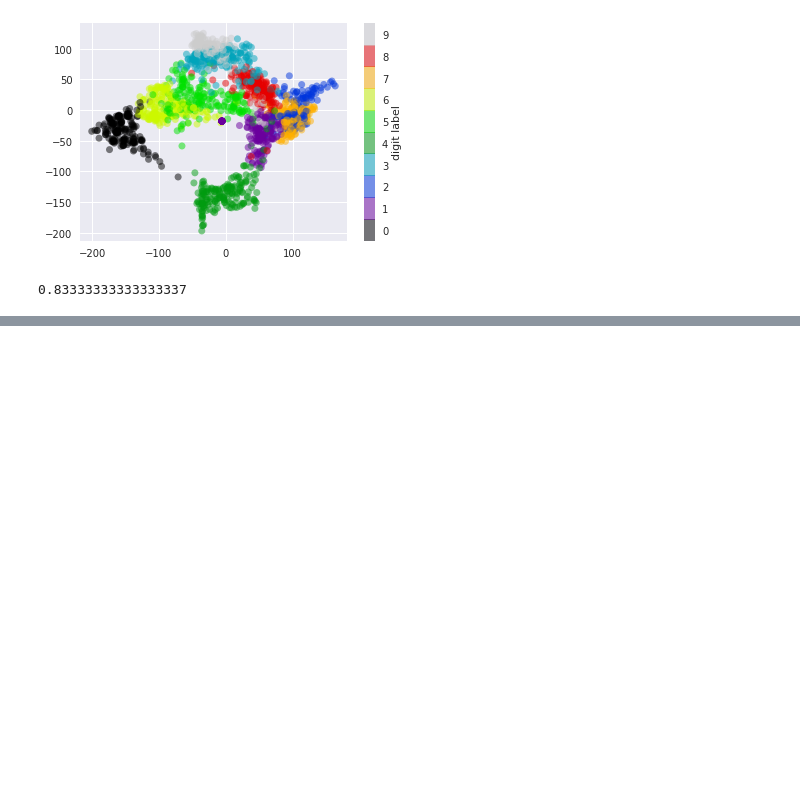
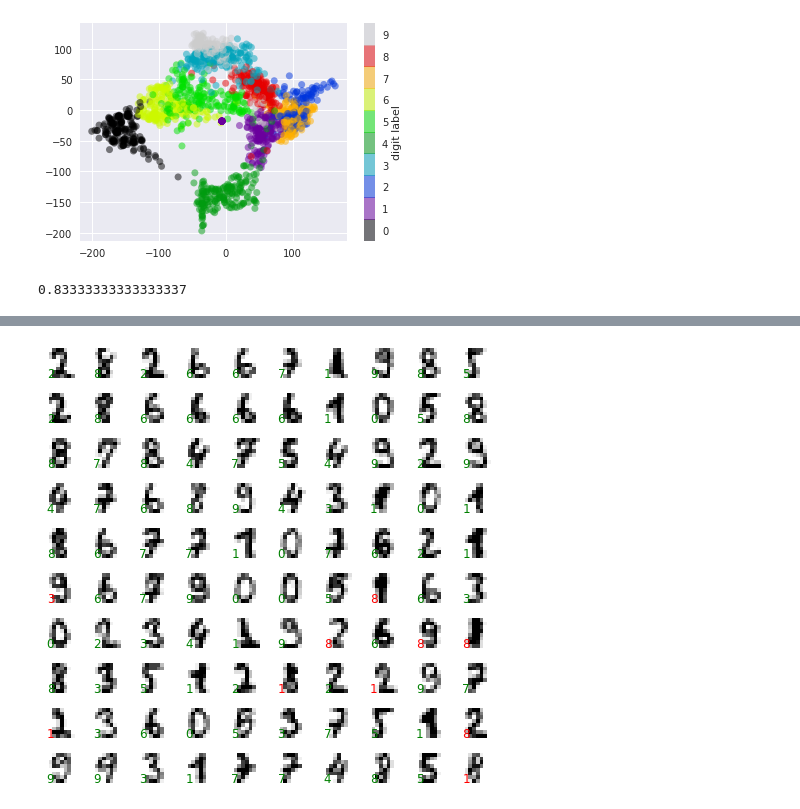
Before and after one commit to paulmorio/grusData, a Jupyter notebook: basics/scikit_basics.ipynb, the cells around one changed output, grey strips where cells are left out. Drawn from its saved outputs; the diff is of its cells as text; code cells hidden in the pictures; blank space fills up the shorter version.

```diff
--- a/basics/scikit_basics.ipynb
+++ b/basics/scikit_basics.ipynb
@@ -209,0 +210,14 @@ plt.ylabel('true value');
+# %%
+fig, axes = plt.subplots(10, 10, figsize=(8, 8),
+                         subplot_kw={'xticks':[], 'yticks':[]},
+                         gridspec_kw=dict(hspace=0.5, wspace=0.5))
+
+test_images = Xtest.reshape(-1, 8, 8)
+
+for i, ax in enumerate(axes.flat):
+    ax.imshow(test_images[i], cmap='binary', interpolation='nearest')
+    ax.text(0.05, 0.05, str(y_model[i]),
+            transform=ax.transAxes,
+            color='green' if (ytest[i] == y_model[i]) else 'red')r
+# %% [output]
+[figure, added]
```
Also changed, not shown: parts of 1 cell of this notebook.
